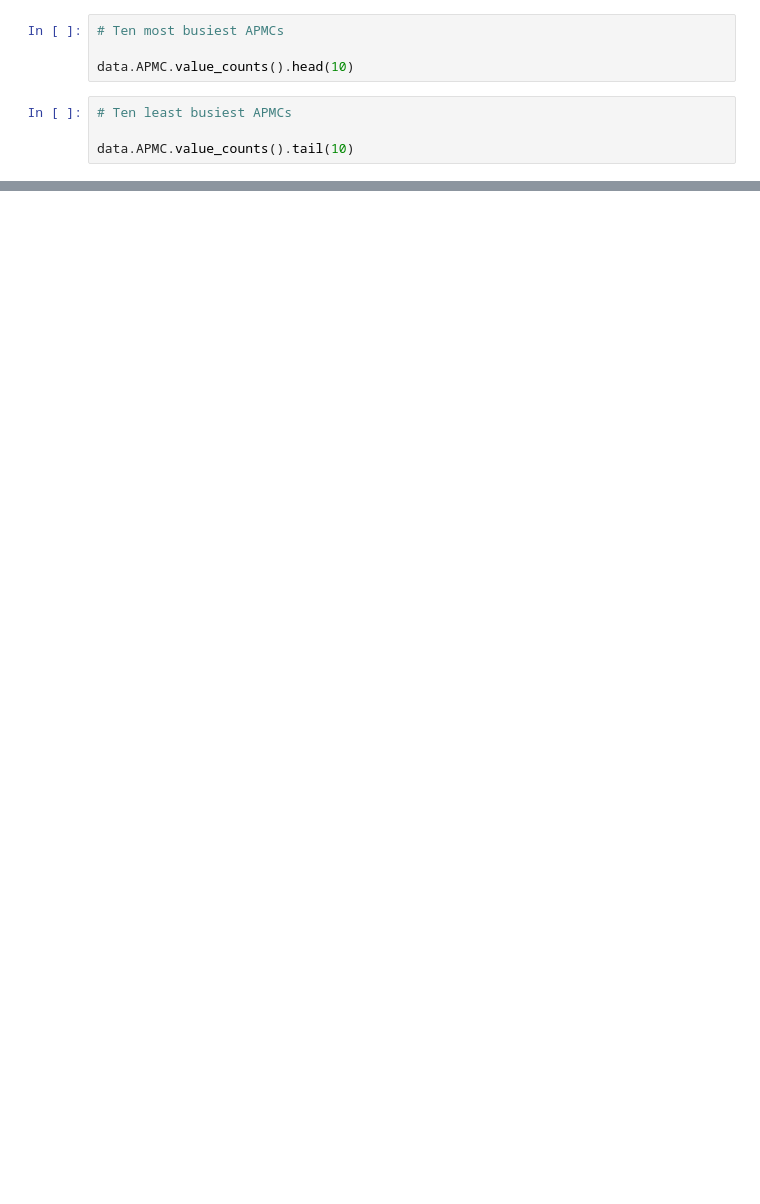
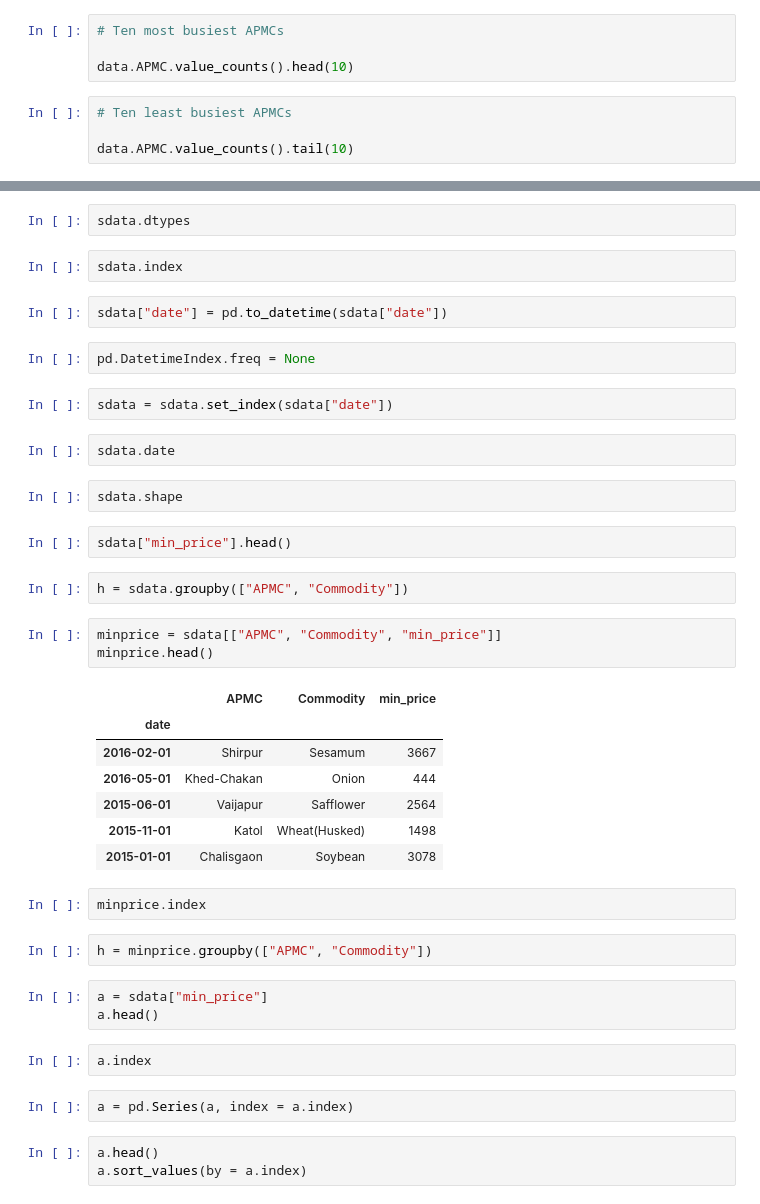
Before and after one commit to himol7/SocialCops, a Jupyter notebook: mandi02.ipynb, the cells around one changed output, grey strips where cells are left out. Saved outputs shown, nothing was run; the diff lists cells and outputs as text; blank space fills up the shorter version.

```diff
--- a/mandi02.ipynb
+++ b/mandi02.ipynb
@@ -171,0 +319,43 @@ data.APMC.value_counts().tail(10)
+# %%
+sdata.dtypes
+# %%
+sdata.index
+# %%
+sdata["date"] = pd.to_datetime(sdata["date"])
+# %%
+pd.DatetimeIndex.freq = None
+# %%
+sdata = sdata.set_index(sdata["date"])
+# %%
+sdata.date
+# %%
+sdata.shape
+# %%
+sdata["min_price"].head()
+# %%
+h = sdata.groupby(["APMC", "Commodity"])
+# %%
+minprice = sdata[["APMC", "Commodity", "min_price"]]
+minprice.head()
+# %% [output]
+|  | APMC | Commodity | min_price |
+| date |  |  |  |
+| 2016-02-01 | Shirpur | Sesamum | 3667 |
+| 2016-05-01 | Khed-Chakan | Onion | 444 |
+| 2015-06-01 | Vaijapur | Safflower | 2564 |
+| 2015-11-01 | Katol | Wheat(Husked) | 1498 |
+| 2015-01-01 | Chalisgaon | Soybean | 3078 |
+# %%
+minprice.index
+# %%
+h = minprice.groupby(["APMC", "Commodity"])
+# %%
+a = sdata["min_price"]
+a.head()
+# %%
+a.index
+# %%
+a = pd.Series(a, index = a.index)
+# %%
+a.head()
+a.sort_values(by = a.index)
```
Also changed, not shown: parts of 83 cells of this notebook, 1 other file.
